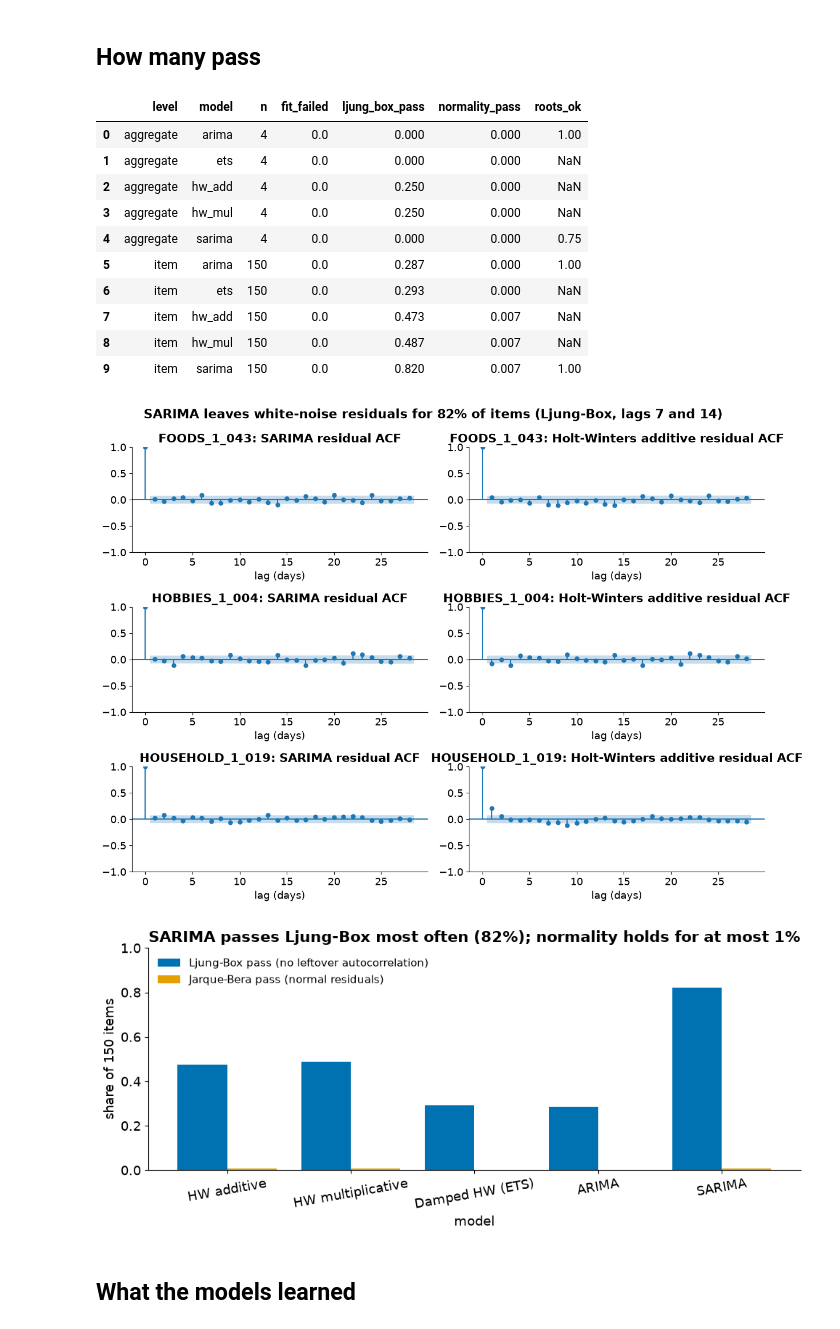
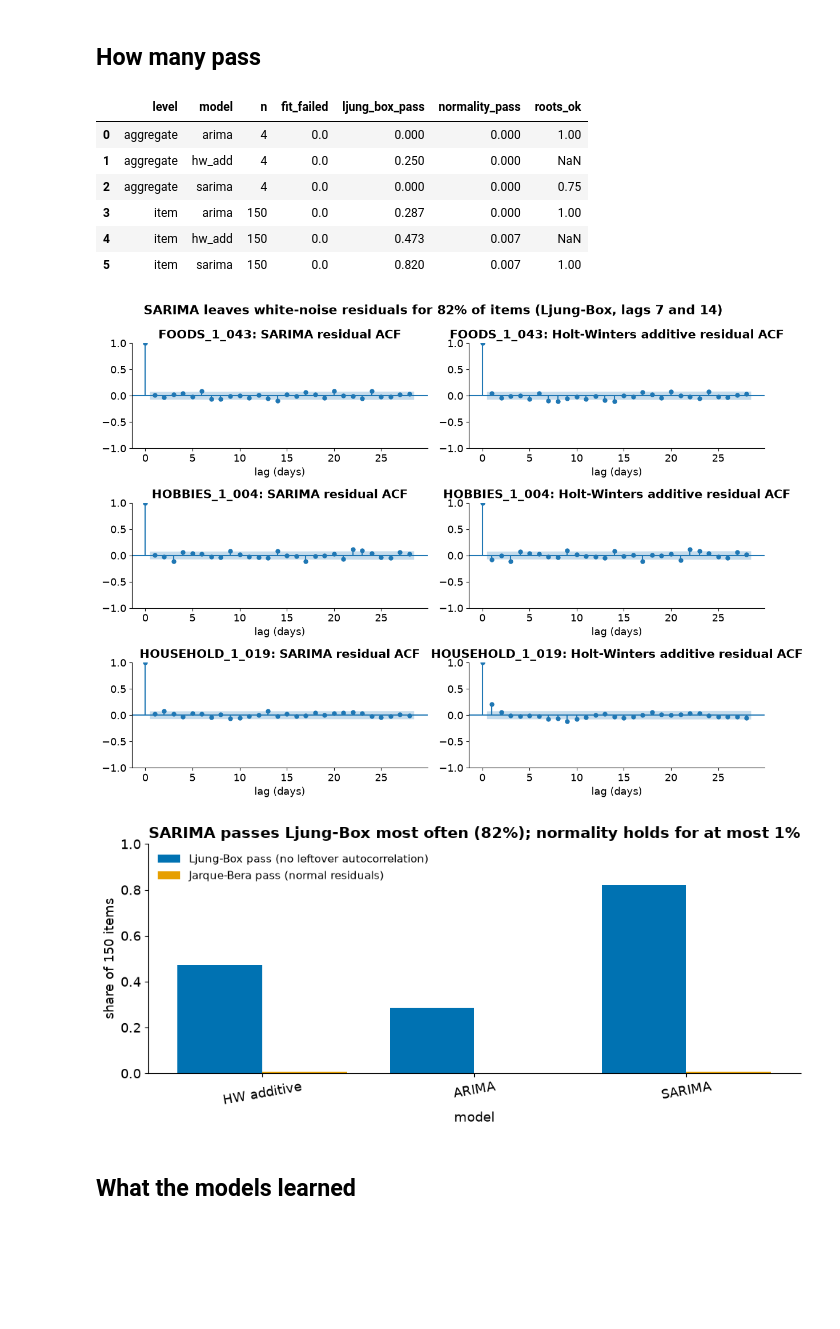
Before and after one commit to anushka-saini/sku-demand-forecasting, a Jupyter notebook: notebooks/07b_classical_residuals.ipynb, the cells around one changed output. Drawn from its saved outputs; the diff is of its cells as text; code cells hidden in the pictures; blank space fills up the shorter version.

```diff
--- a/notebooks/07b_classical_residuals.ipynb
+++ b/notebooks/07b_classical_residuals.ipynb
@@ -75,10 +73,7 @@ def diagnose(name, y_all, row):
     out, params = [], []
     fits = {"sarima": lambda: classical.fit_sarima(y, row["sarima_order"], row["sarima_sorder"])[0],
             "arima": lambda: classical.fit_sarima(y, row["arima_order"])[0],
-            "hw_add": lambda: classical.fit_hw(y, "add")[0],
-            "hw_mul": lambda: classical.fit_hw(y, "mul")[0],
-            "ets": lambda: classical.ExponentialSmoothing(y_all, trend="add", damped_trend=True, seasonal="add",
-                                                         seasonal_periods=7, initialization_method="estimated").fit()}
+            "hw_add": lambda: classical.fit_hw(y)}
     for model, fit in fits.items():
         try:
             res = fit()
@@ -122,15 +117,11 @@ summ.round(3)
 # %% [output]
 |  | level | model | n | fit_failed | ljung_box_pass | normality_pass | roots_ok |
 | 0 | aggregate | arima | 4 | 0.0 | 0.000 | 0.000 | 1.00 |
-| 1 | aggregate | ets | 4 | 0.0 | 0.000 | 0.000 | NaN |
-| 2 | aggregate | hw_add | 4 | 0.0 | 0.250 | 0.000 | NaN |
-| 3 | aggregate | hw_mul | 4 | 0.0 | 0.250 | 0.000 | NaN |
-| 4 | aggregate | sarima | 4 | 0.0 | 0.000 | 0.000 | 0.75 |
-| 5 | item | arima | 150 | 0.0 | 0.287 | 0.000 | 1.00 |
-| 6 | item | ets | 150 | 0.0 | 0.293 | 0.000 | NaN |
-| 7 | item | hw_add | 150 | 0.0 | 0.473 | 0.007 | NaN |
-| 8 | item | hw_mul | 150 | 0.0 | 0.487 | 0.007 | NaN |
-| 9 | item | sarima | 150 | 0.0 | 0.820 | 0.007 | 1.00 |
+| 1 | aggregate | hw_add | 4 | 0.0 | 0.250 | 0.000 | NaN |
+| 2 | aggregate | sarima | 4 | 0.0 | 0.000 | 0.000 | 0.75 |
+| 3 | item | arima | 150 | 0.0 | 0.287 | 0.000 | 1.00 |
+| 4 | item | hw_add | 150 | 0.0 | 0.473 | 0.007 | NaN |
+| 5 | item | sarima | 150 | 0.0 | 0.820 | 0.007 | 1.00 |
 # %%
 ex = sample.groupby("category")["item_id"].first().tolist()
 fig, axes = plt.subplots(len(ex), 2, figsize=(12, 3 * len(ex)))
@@ -138,36 +129,36 @@ for row, item in zip(axes, ex):
     y = classical.last_days(hist[item])
     r = o.loc[item]
     for ax, (model, res) in zip(row, [("sarima", classical.fit_sarima(y, r["sarima_order"], r["sarima_sorder"])[0]),
-                                      ("hw_add", classical.fit_hw(y, "add")[0])]):
+                                      ("hw_add", classical.fit_hw(y))]):
         plot_acf(np.asarray(res.resid)[28:], lags=28, ax=ax, title=f"{item}: {NAMES[model]} residual ACF")
         ax.set_xlabel("lag (days)")
 share = summ[(summ["level"] == "item") & (summ["model"] == "sarima")]["ljung_box_pass"].iloc[0]
 fig.suptitle(f"SARIMA leaves white-noise residuals for {share:.0%} of items (Ljung-Box, lags 7 and 14)", fontsize=16, fontweight="bold")
 fig.tight_layout()
 fig.savefig(FIGS / "residual_acf.png")
 written.append(FIGS / "residual_acf.png")
 plt.show()
 
-s = summ[summ["level"] == "item"].set_index("model").loc[["hw_add", "hw_mul", "ets", "arima", "sarima"]]
+s = summ[summ["level"] == "item"].set_index("model").loc[["hw_add", "arima", "sarima"]]
 fig, ax = plt.subplots(figsize=(10, 4.5))
 x = np.arange(len(s))
 ax.bar(x - 0.2, s["ljung_box_pass"], 0.4, color="#0072B2", label="Ljung-Box pass (no leftover autocorrelation)")
 ax.bar(x + 0.2, s["normality_pass"], 0.4, color="#E69F00", label="Jarque-Bera pass (normal residuals)")
 ax.set_xticks(x, [NAMES[m].replace("Holt-Winters ", "HW ") for m in s.index], rotation=10)
 ax.set_ylim(0, 1)
 ax.set_xlabel("model")
 ax.set_ylabel("share of 150 items")
 best = s["ljung_box_pass"].idxmax()
 ax.set_title(f"{NAMES[best]} passes Ljung-Box most often ({s.loc[best, 'ljung_box_pass']:.0%}); "
              f"normality holds for at most {s['normality_pass'].max():.0%}")
 ax.legend(frameon=False, loc="upper left")
 fig.tight_layout()
 fig.savefig(FIGS / "residual_checks_pass.png")
 written.append(FIGS / "residual_checks_pass.png")
 plt.show()
 # %% [output]
 [figure]
-[figure, old version]
+[figure, new version]
 # %% [markdown]
 ## What the models learned
 # %%
```
Also changed, not shown: parts of 5 cells of this notebook, 5 other files.
